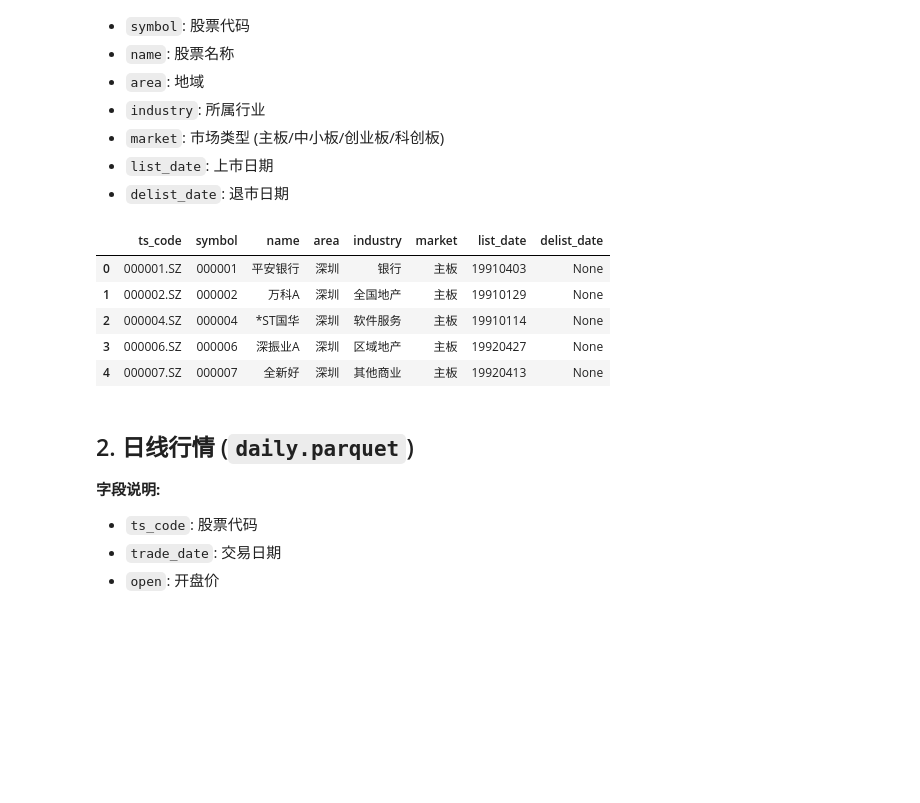
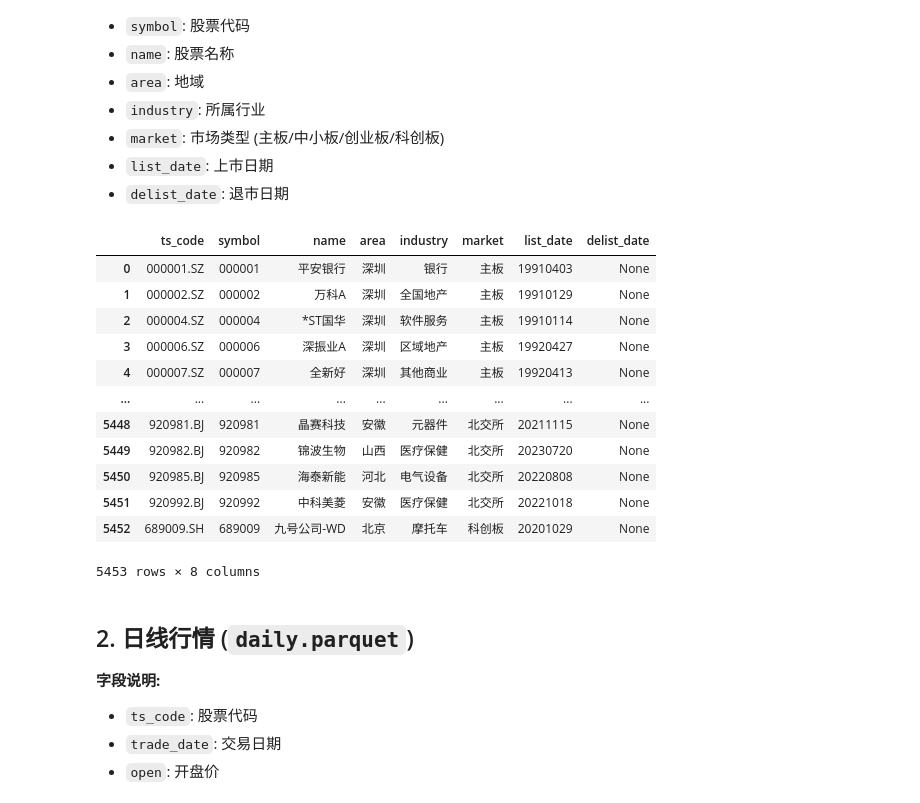
Before and after one commit to ChenNachuan/AMQI, a Jupyter notebook: data/raw_data/data_inspection.ipynb, the cells around one changed output. Cells and saved outputs as stored; diff of their text form; code cells hidden in the pictures; blank space fills up the shorter version.

```diff
--- a/data/raw_data/data_inspection.ipynb
+++ b/data/raw_data/data_inspection.ipynb
@@ -24,18 +24,22 @@ data_dir = Path(".")
 - `list_date`: 上市日期
 - `delist_date`: 退市日期
 # %%
-try:
-    df_basic = pd.read_parquet(data_dir / "stock_basic.parquet")
-    display(df_basic.head())
-except Exception as e:
-    print(f"加载 stock_basic.parquet 失败: {e}")
+df_basic = pd.read_parquet(data_dir / "stock_basic.parquet")
+display(df_basic)
 # %% [output]
 |  | ts_code | symbol | name | area | industry | market | list_date | delist_date |
 | 0 | 000001.SZ | 000001 | 平安银行 | 深圳 | 银行 | 主板 | 19910403 | None |
 | 1 | 000002.SZ | 000002 | 万科A | 深圳 | 全国地产 | 主板 | 19910129 | None |
 | 2 | 000004.SZ | 000004 | *ST国华 | 深圳 | 软件服务 | 主板 | 19910114 | None |
 | 3 | 000006.SZ | 000006 | 深振业A | 深圳 | 区域地产 | 主板 | 19920427 | None |
 | 4 | 000007.SZ | 000007 | 全新好 | 深圳 | 其他商业 | 主板 | 19920413 | None |
+| ... | ... | ... | ... | ... | ... | ... | ... | ... |
+| 5448 | 920981.BJ | 920981 | 晶赛科技 | 安徽 | 元器件 | 北交所 | 20211115 | None |
+| 5449 | 920982.BJ | 920982 | 锦波生物 | 山西 | 医疗保健 | 北交所 | 20230720 | None |
+| 5450 | 920985.BJ | 920985 | 海泰新能 | 河北 | 电气设备 | 北交所 | 20220808 | None |
+| 5451 | 920992.BJ | 920992 | 中科美菱 | 安徽 | 医疗保健 | 北交所 | 20221018 | None |
+| 5452 | 689009.SH | 689009 | 九号公司-WD | 北京 | 摩托车 | 科创板 | 20201029 | None |
+5453 rows × 8 columns
 # %% [markdown]
 ## 2. 日线行情 (`daily.parquet`)
 
```
Also changed, not shown: parts of 2 cells of this notebook, 24 other files.
